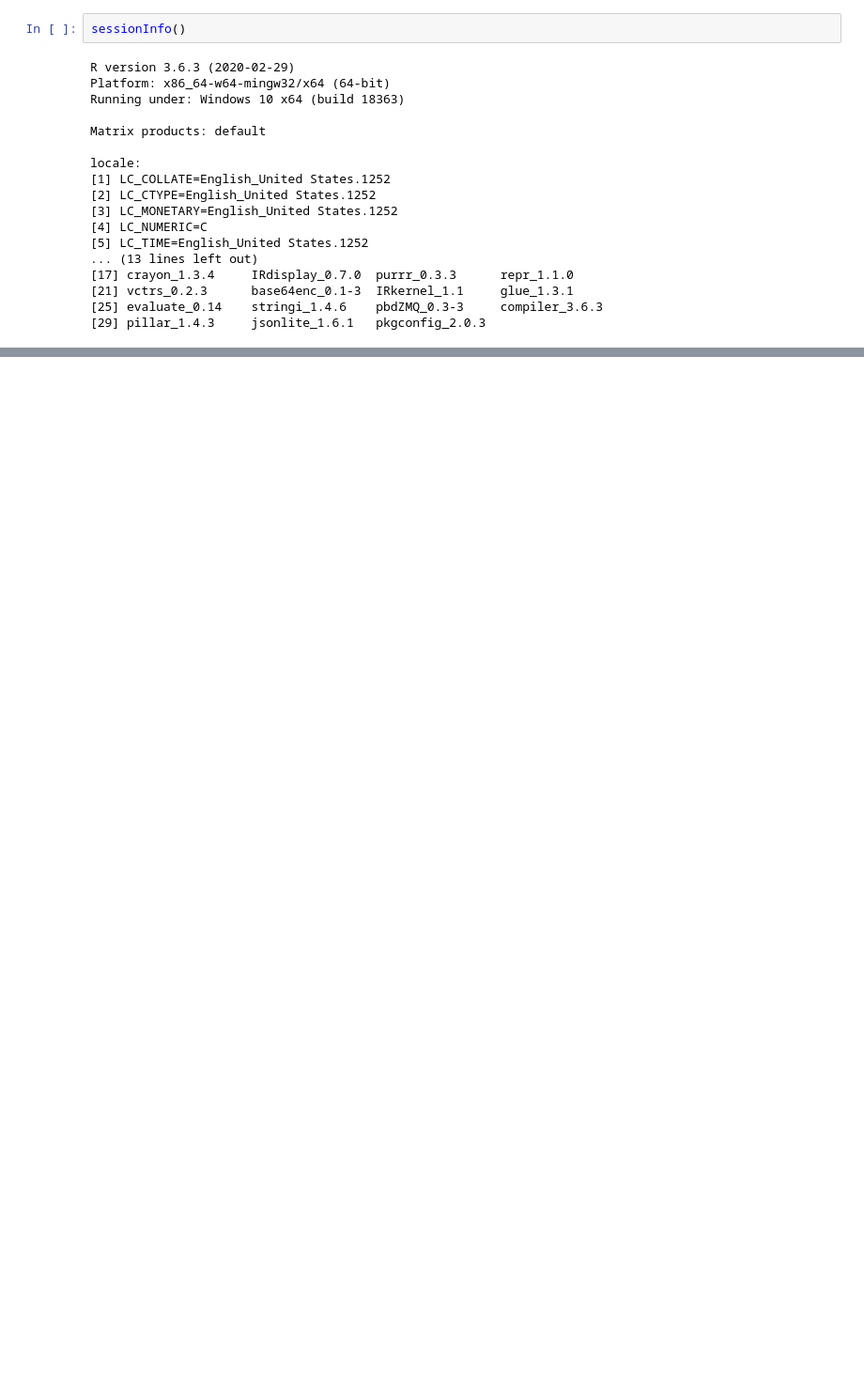
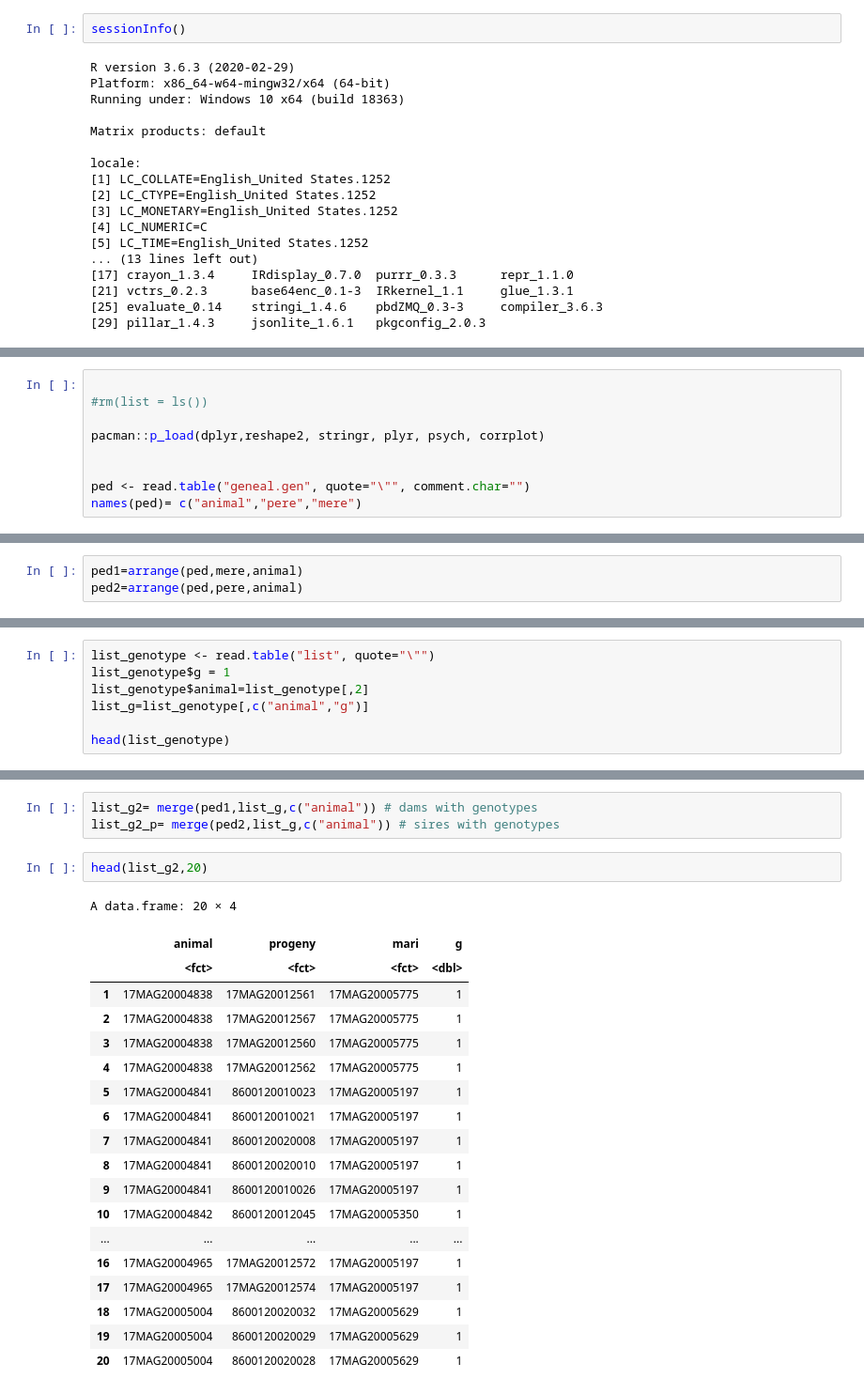
Before and after one commit to vanhungtran/BLUP, a Jupyter notebook: RFI.ipynb, the cells around one changed output, grey strips where cells are left out. Shown: that part at 94% size. Cells and saved outputs as stored; diff of their text form; blank space fills up the shorter version.

```diff
--- a/RFI.ipynb
+++ b/RFI.ipynb
@@ -513,0 +505,9 @@ getwd()
+# %%
+
+#rm(list = ls())
+
+pacman::p_load(dplyr,reshape2, stringr, plyr, psych, corrplot)
+
+
+ped <- read.table("geneal.gen", quote="\"", comment.char="")
+names(ped)= c("animal","pere","mere")
@@ -513,0 +536,3 @@ getwd()
+# %%
+ped1=arrange(ped,mere,animal)
+ped2=arrange(ped,pere,animal)
@@ -513,0 +632,7 @@ getwd()
+# %%
+list_genotype <- read.table("list", quote="\"")
+list_genotype$g = 1
+list_genotype$animal=list_genotype[,2]
+list_g=list_genotype[,c("animal","g")]
+
+head(list_genotype)
@@ -513,0 +649,25 @@ getwd()
+# %%
+list_g2= merge(ped1,list_g,c("animal")) # dams with genotypes
+list_g2_p= merge(ped2,list_g,c("animal")) # sires with genotypes
+# %%
+head(list_g2,20)
+# %% [output]
+A data.frame: 20 × 4
+|  | animal | progeny | mari | g |
+|  | <fct> | <fct> | <fct> | <dbl> |
+| 1 | 17MAG20004838 | 17MAG20012561 | 17MAG20005775 | 1 |
+| 2 | 17MAG20004838 | 17MAG20012567 | 17MAG20005775 | 1 |
+| 3 | 17MAG20004838 | 17MAG20012560 | 17MAG20005775 | 1 |
+| 4 | 17MAG20004838 | 17MAG20012562 | 17MAG20005775 | 1 |
+| 5 | 17MAG20004841 | 8600120010023 | 17MAG20005197 | 1 |
+| 6 | 17MAG20004841 | 8600120010021 | 17MAG20005197 | 1 |
+| 7 | 17MAG20004841 | 8600120020008 | 17MAG20005197 | 1 |
+| 8 | 17MAG20004841 | 8600120020010 | 17MAG20005197 | 1 |
+| 9 | 17MAG20004841 | 8600120010026 | 17MAG20005197 | 1 |
+| 10 | 17MAG20004842 | 8600120012045 | 17MAG20005350 | 1 |
+| ... | ... | ... | ... | ... |
+| 16 | 17MAG20004965 | 17MAG20012572 | 17MAG20005197 | 1 |
+| 17 | 17MAG20004965 | 17MAG20012574 | 17MAG20005197 | 1 |
+| 18 | 17MAG20005004 | 8600120020032 | 17MAG20005629 | 1 |
+| 19 | 17MAG20005004 | 8600120020029 | 17MAG20005629 | 1 |
+| 20 | 17MAG20005004 | 8600120020028 | 17MAG20005629 | 1 |
```
Also changed, not shown: parts of 22 cells of this notebook.
